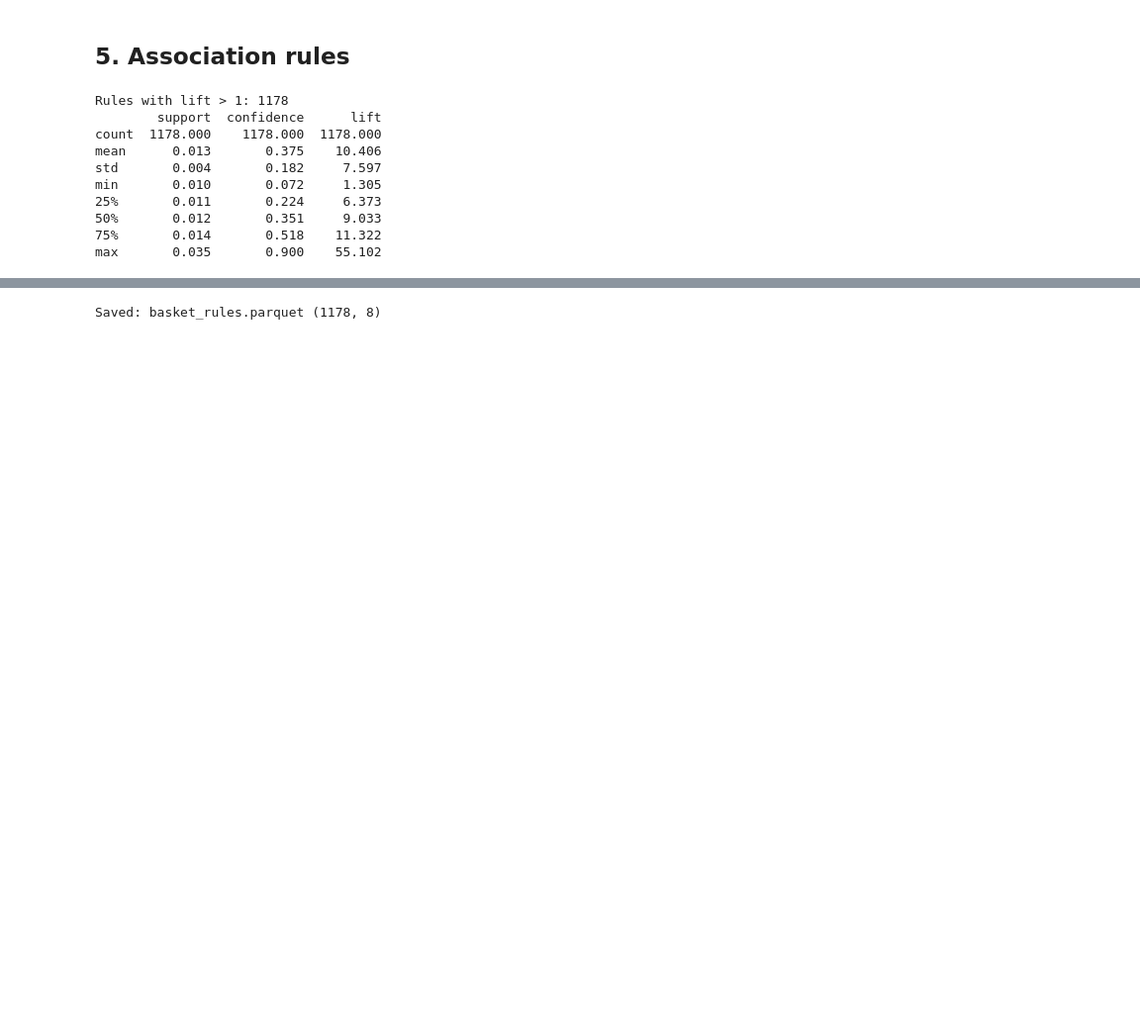
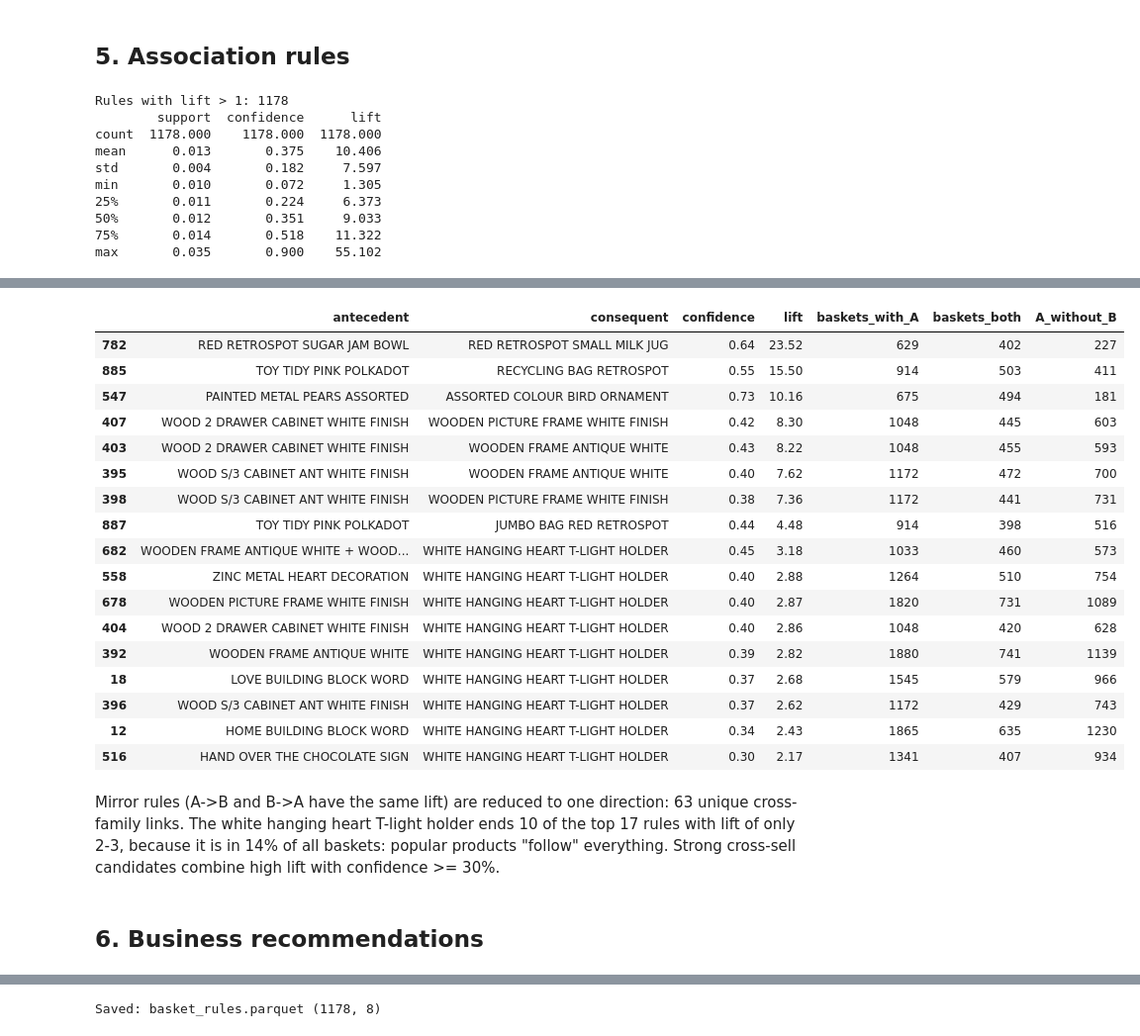
Before and after one commit to Ysharbat/market-basket-next-product, a Jupyter notebook: notebooks/03_market_basket.ipynb, the cells around one changed output, grey strips where cells are left out. Shown at 99% size. Cells and saved outputs as stored; diff of their text form; code cells hidden in the pictures; blank space fills up the shorter version.

Commit message:
03: market basket complete with business recomendations

```diff
--- a/notebooks/03_market_basket.ipynb
+++ b/notebooks/03_market_basket.ipynb
@@ -238,3 +246,33 @@ Cross-family links (unique): 63
 | 396 | WOOD S/3 CABINET ANT WHITE FINISH | WHITE HANGING HEART T-LIGHT HOLDER | 0.012 | 0.366 | 2.616 |
 | 12 | HOME BUILDING BLOCK WORD | WHITE HANGING HEART T-LIGHT HOLDER | 0.018 | 0.340 | 2.433 |
 | 516 | HAND OVER THE CHOCOLATE SIGN | WHITE HANGING HEART T-LIGHT HOLDER | 0.011 | 0.304 | 2.169 |
+# %%
+opp = top.copy()
+opp["baskets_both"]   = (opp["support"] * n_baskets).round().astype(int)
+opp["baskets_with_A"] = (opp["support"] / opp["confidence"] * n_baskets).round().astype(int)
+opp["A_without_B"]    = opp["baskets_with_A"] - opp["baskets_both"]  # missed opportunity
+opp[["antecedent", "consequent", "confidence", "lift",
+     "baskets_with_A", "baskets_both", "A_without_B"]].round(2)
+# %% [output]
+|  | antecedent | consequent | confidence | lift | baskets_with_A | baskets_both | A_without_B |
+| 782 | RED RETROSPOT SUGAR JAM BOWL | RED RETROSPOT SMALL MILK JUG | 0.64 | 23.52 | 629 | 402 | 227 |
+| 885 | TOY TIDY PINK POLKADOT | RECYCLING BAG RETROSPOT | 0.55 | 15.50 | 914 | 503 | 411 |
+| 547 | PAINTED METAL PEARS ASSORTED | ASSORTED COLOUR BIRD ORNAMENT | 0.73 | 10.16 | 675 | 494 | 181 |
+| 407 | WOOD 2 DRAWER CABINET WHITE FINISH | WOODEN PICTURE FRAME WHITE FINISH | 0.42 | 8.30 | 1048 | 445 | 603 |
+| 403 | WOOD 2 DRAWER CABINET WHITE FINISH | WOODEN FRAME ANTIQUE WHITE | 0.43 | 8.22 | 1048 | 455 | 593 |
+| 395 | WOOD S/3 CABINET ANT WHITE FINISH | WOODEN FRAME ANTIQUE WHITE | 0.40 | 7.62 | 1172 | 472 | 700 |
+| 398 | WOOD S/3 CABINET ANT WHITE FINISH | WOODEN PICTURE FRAME WHITE FINISH | 0.38 | 7.36 | 1172 | 441 | 731 |
+| 887 | TOY TIDY PINK POLKADOT | JUMBO BAG RED RETROSPOT | 0.44 | 4.48 | 914 | 398 | 516 |
+| 682 | WOODEN FRAME ANTIQUE WHITE + WOOD... | WHITE HANGING HEART T-LIGHT HOLDER | 0.45 | 3.18 | 1033 | 460 | 573 |
+| 558 | ZINC METAL HEART DECORATION | WHITE HANGING HEART T-LIGHT HOLDER | 0.40 | 2.88 | 1264 | 510 | 754 |
+| 678 | WOODEN PICTURE FRAME WHITE FINISH | WHITE HANGING HEART T-LIGHT HOLDER | 0.40 | 2.87 | 1820 | 731 | 1089 |
+| 404 | WOOD 2 DRAWER CABINET WHITE FINISH | WHITE HANGING HEART T-LIGHT HOLDER | 0.40 | 2.86 | 1048 | 420 | 628 |
+| 392 | WOODEN FRAME ANTIQUE WHITE | WHITE HANGING HEART T-LIGHT HOLDER | 0.39 | 2.82 | 1880 | 741 | 1139 |
+| 18 | LOVE BUILDING BLOCK WORD | WHITE HANGING HEART T-LIGHT HOLDER | 0.37 | 2.68 | 1545 | 579 | 966 |
+| 396 | WOOD S/3 CABINET ANT WHITE FINISH | WHITE HANGING HEART T-LIGHT HOLDER | 0.37 | 2.62 | 1172 | 429 | 743 |
+| 12 | HOME BUILDING BLOCK WORD | WHITE HANGING HEART T-LIGHT HOLDER | 0.34 | 2.43 | 1865 | 635 | 1230 |
+| 516 | HAND OVER THE CHOCOLATE SIGN | WHITE HANGING HEART T-LIGHT HOLDER | 0.30 | 2.17 | 1341 | 407 | 934 |
+# %% [markdown]
+Mirror rules (A->B and B->A have the same lift) are reduced to one direction: 63 unique cross-family links. The white hanging heart T-light holder ends 10 of the top 17 rules with lift of only 2-3, because it is in 14% of all baskets: popular products "follow" everything. Strong cross-sell candidates combine high lift with confidence >= 30%.
+# %% [markdown]
+## 6. Business recommendations
```
Also changed, not shown: parts of 10 cells of this notebook.
